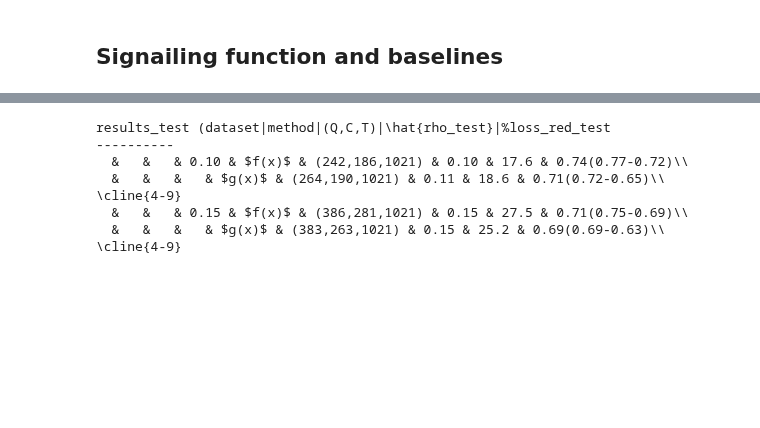
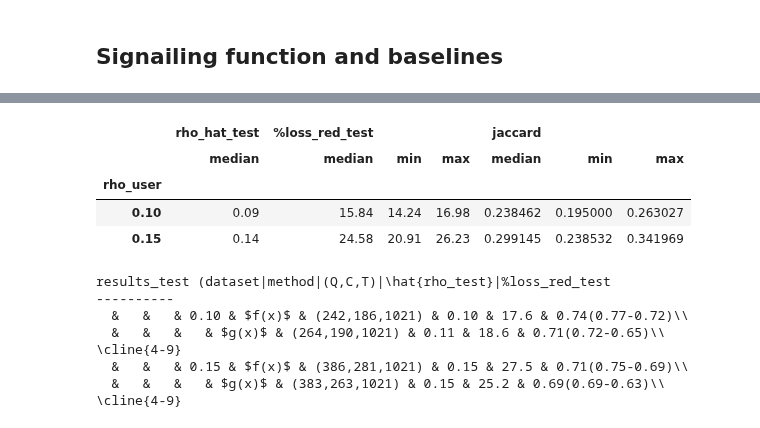
Before and after one commit to cesar-claros/synergistic, a Jupyter notebook: CIFAR10_cnn.ipynb, the cells around one changed output, grey strips where cells are left out. Saved outputs shown, nothing was run; the diff lists cells and outputs as text; code cells hidden in the pictures; blank space fills up the shorter version.

Commit message:
TrustScore integration and tabular results

```diff
--- a/CIFAR10_cnn.ipynb
+++ b/CIFAR10_cnn.ipynb
@@ -362,3 +374,13 @@ gpr_mean= [ 0.40375686  0.21846443 -0.01204202  0.03499709  0.06870238  0.149740
+# %%
+report_trust_concat    = pd.concat(trust_criteria)
+report_trust_concat    = report_trust_concat.groupby('rho_user').agg({"rho_hat_test":[np.median],"%loss_red_test":[np.median,min, max],"jaccard":[np.median,min, max]})
+report_trust_concat
+# %% [output]
+|  | rho_hat_test | %loss_red_test |  |  | jaccard |  |  |
+|  | median | median | min | max | median | min | max |
+| rho_user |  |  |  |  |  |  |  |
+| 0.10 | 0.09 | 15.84 | 14.24 | 16.98 | 0.238462 | 0.195000 | 0.263027 |
+| 0.15 | 0.14 | 24.58 | 20.91 | 26.23 | 0.299145 | 0.238532 | 0.341969 |
 # %%
 report_table_concat = pd.concat(report_table)
 # report_table_concat
```
Also changed, not shown: parts of 12 cells of this notebook.
